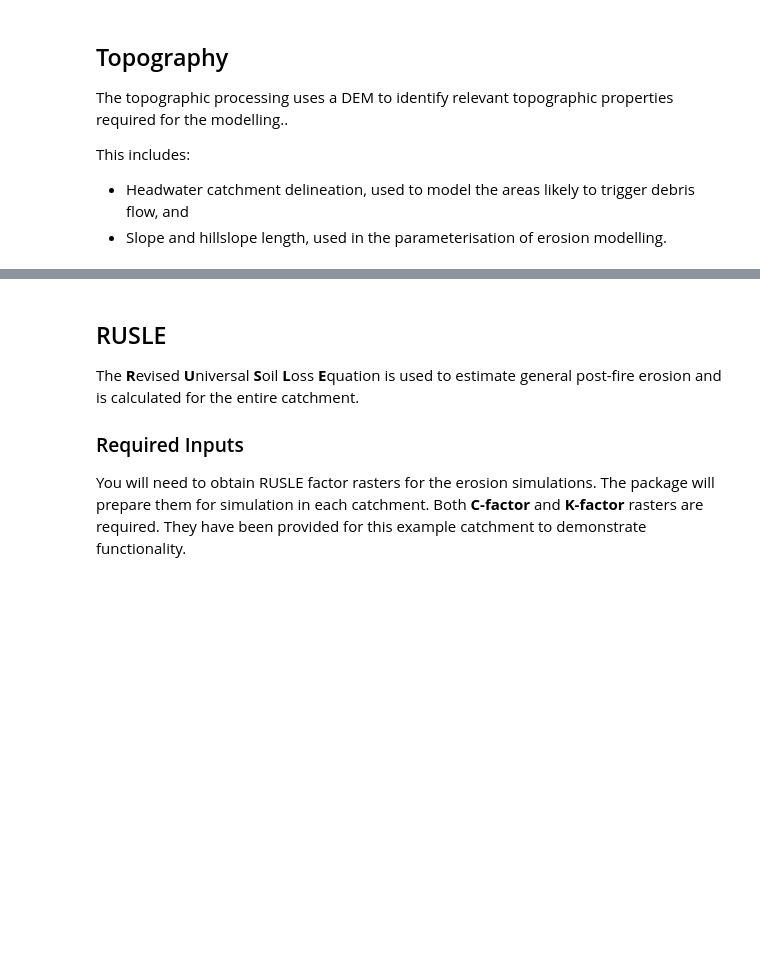
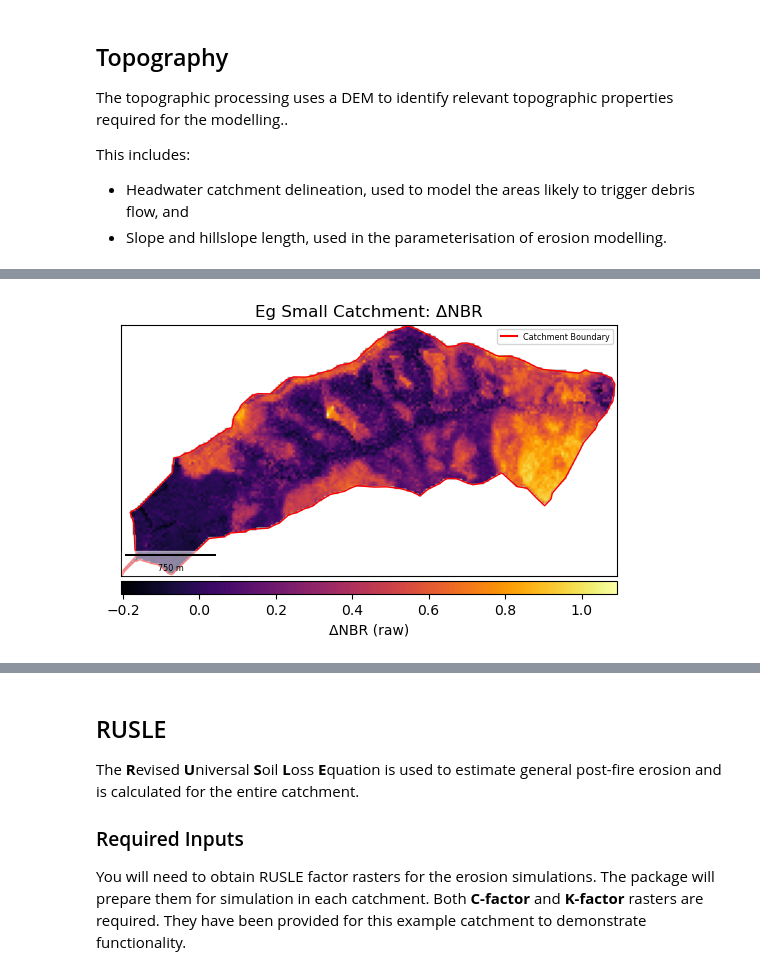
Before and after one commit to mosaic-insights/WaterRA_Bushfire_Modeling, a Jupyter notebook: examples/PrepareData.ipynb, the cells around one changed output, grey strips where cells are left out. Drawn from its saved outputs; the diff is of its cells as text; code cells hidden in the pictures; blank space fills up the shorter version.

```diff
--- a/examples/PrepareData.ipynb
+++ b/examples/PrepareData.ipynb
@@ -185,2 +302,3 @@ severity.calculate_fire_severity(
 # %%
-proj.plot_catchment_raster('FireSeverity', 'masked_dNBR')
+proj.plot_catchment_raster('FireSeverity', 'dNBR')
+# %% [output]
@@ -187,3 +306,4 @@ proj.plot_catchment_raster('FireSeverity', 'masked_dNBR')
+[figure, added]
 # %% [markdown]
 ## Soils
 Soil data are required for RUSLE (erosion) and debris flow simulations.
```
Also changed, not shown: parts of 33 cells of this notebook.
